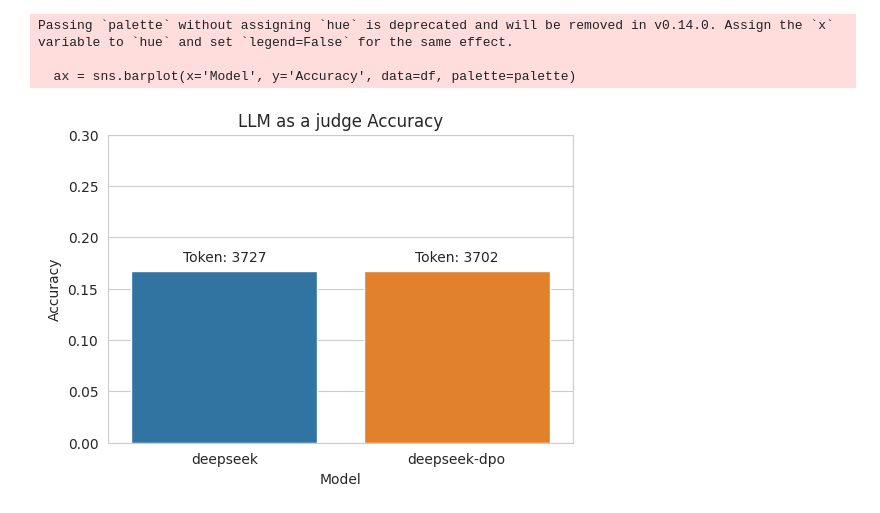
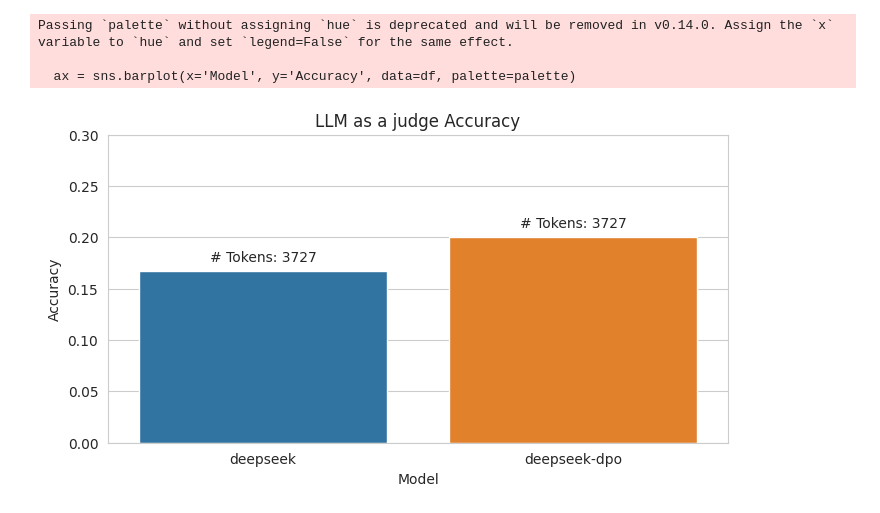
Before and after one commit to MiguelAFH/efficient-reasoning, a Jupyter notebook: src/results_plot.ipynb, the cells around one changed output. Saved outputs shown, nothing was run; the diff lists cells and outputs as text; code cells hidden in the pictures.

```diff
--- a/src/results_plot.ipynb
+++ b/src/results_plot.ipynb
@@ -5,34 +5,34 @@ import pandas as pd
 # %%
 # Data
 models = ['deepseek', 'deepseek-dpo']
-accuracy = [0.167, 0.167]
-token_length = [3727, 3702]
+accuracy = [0.167, 0.2]
+token_length = [3727, 3727]
 
 # Create a DataFrame
 df = pd.DataFrame({'Model': models, 'Accuracy': accuracy, 'Token Length': token_length})
 
 # Set style and color palette
 sns.set_style("whitegrid")
 palette = sns.color_palette("tab10")
 
 # Create the bar plot
-plt.figure(figsize=(6, 4))
+plt.figure(figsize=(8, 4))
 ax = sns.barplot(x='Model', y='Accuracy', data=df, palette=palette)
 
 # Add text labels for token length
 for i, (acc, token) in enumerate(zip(accuracy, token_length)):
     plt.text(i, acc + 0.01, f'# Tokens: {token}', ha='center', fontsize=10)
 
 # Labels and title
 plt.ylabel("Accuracy")
 plt.xlabel("Model")
 plt.title("LLM as a judge Accuracy")
 plt.ylim(0, 0.3)  # Set y-axis limit
 
 # Show plot
 plt.show()
 # %% [output]
 Passing `palette` without assigning `hue` is deprecated and will be removed in v0.14.0. Assign the `x` variable to `hue` and set `legend=False` for the same effect.
 
   ax = sns.barplot(x='Model', y='Accuracy', data=df, palette=palette)
-[figure, old version]
+[figure, new version]
```
Also changed, not shown: 5 other files.
